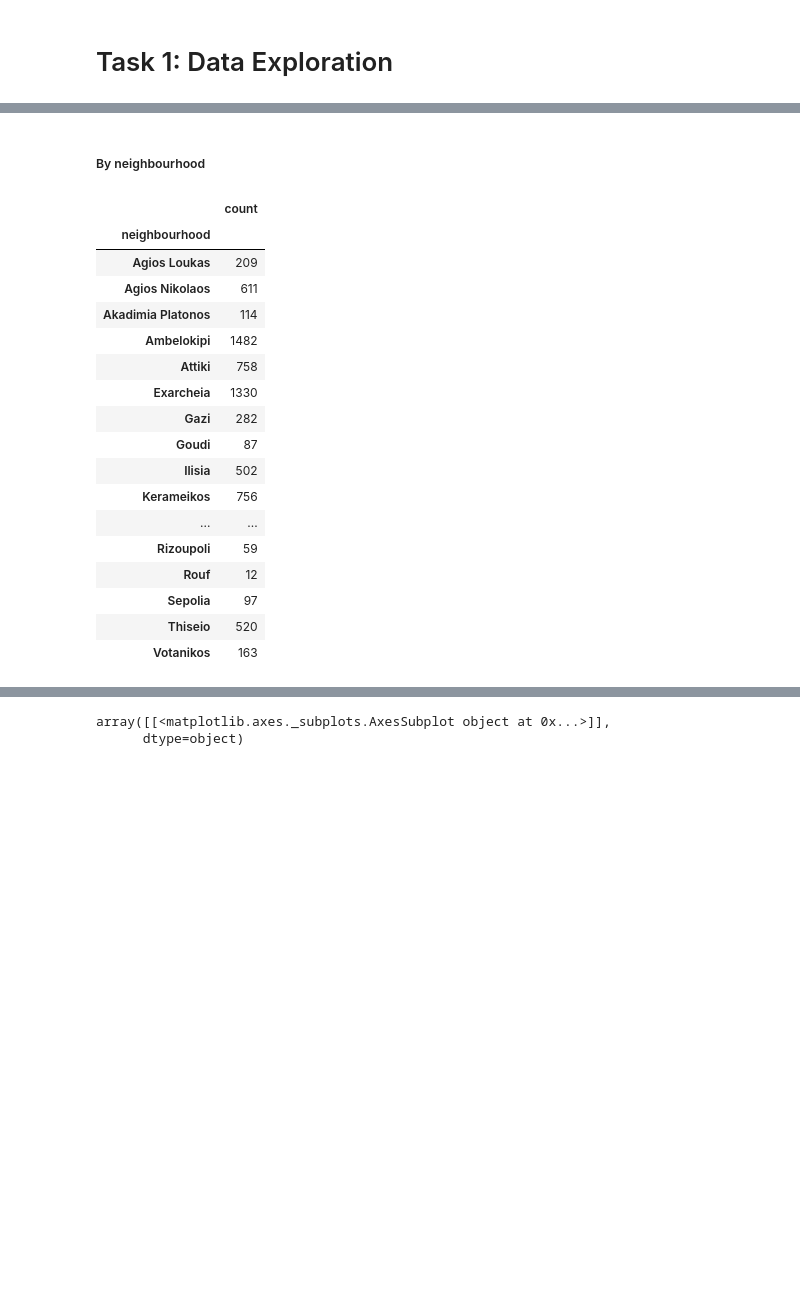
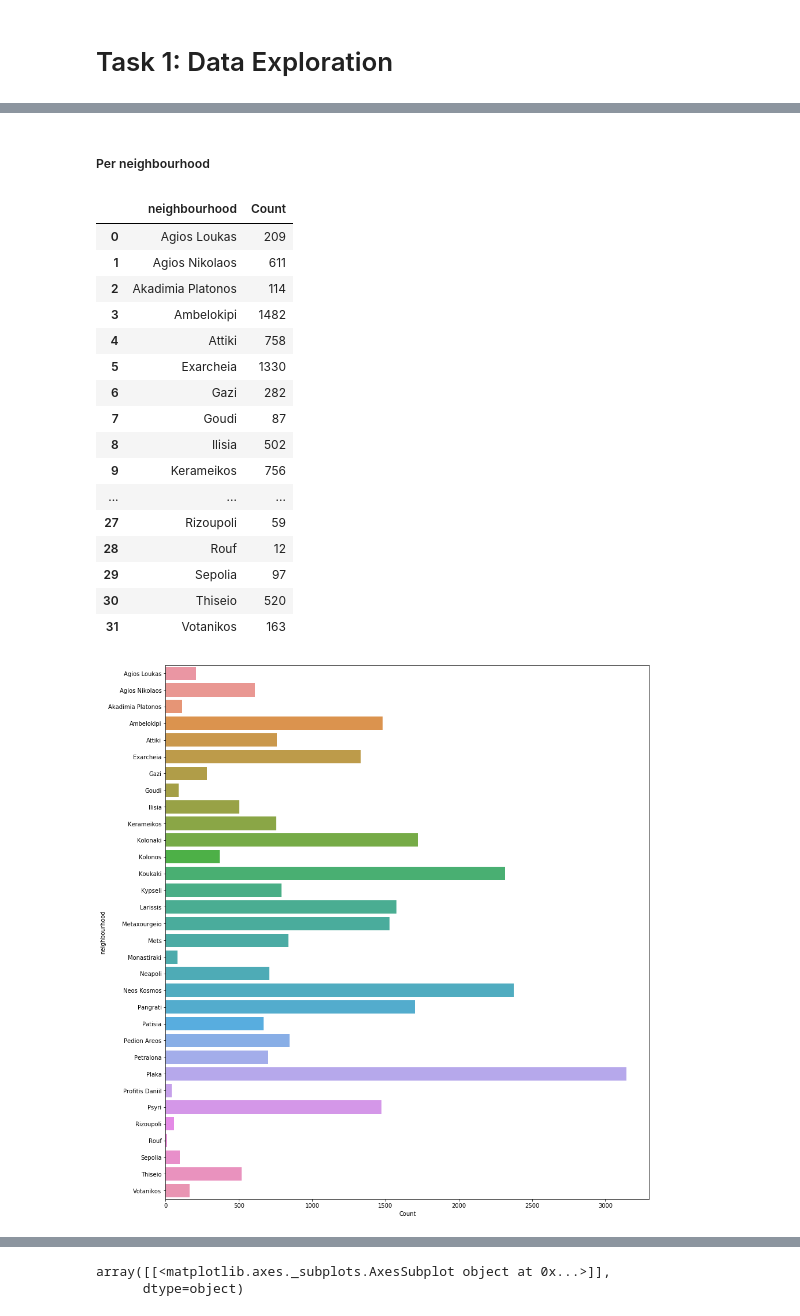
Before and after one commit to jdaridis/Airbnb-Mining, a Jupyter notebook: Python/Q1.ipynb, the cells around one changed output, grey strips where cells are left out. Drawn from its saved outputs; the diff is of its cells as text; code cells hidden in the pictures; blank space fills up the shorter version.

```diff
--- a/Python/Q1.ipynb
+++ b/Python/Q1.ipynb
@@ -89,29 +79,32 @@ q4.head(1).filter(items=[])
 # %% [markdown]
-##### By neighbourhood
+##### Per neighbourhood
 # %%
 q5_neigh = train.groupby(['neighbourhood']).count()
-q5_neigh = q5_neigh.rename(columns={'id': 'count'})
-q5_neigh = q5_neigh.filter(items=['neighbourhood','count'])
+q5_neigh = q5_neigh.rename(columns={'id': 'Count'})
+q5_neigh = q5_neigh.filter(items=['neighbourhood','Count'])
+q5_neigh = q5_neigh.reset_index()
 # q5_neigh['neighbourhood'] = q5_neigh.index
 # sb.swarmplot(y=q5_neigh.columns[0], data = q5_neigh)
+fig = plt.subplots(figsize=(15, 17))
+sb.barplot(y='neighbourhood', x='Count', data=q5_neigh)
 q5_neigh
 # %% [output]
-|  | count |
-| neighbourhood |  |
-| Agios Loukas | 209 |
-| Agios Nikolaos | 611 |
-| Akadimia Platonos | 114 |
-| Ambelokipi | 1482 |
-| Attiki | 758 |
-| Exarcheia | 1330 |
-| Gazi | 282 |
-| Goudi | 87 |
-| Ilisia | 502 |
-| Kerameikos | 756 |
-| ... | ... |
-| Rizoupoli | 59 |
-| Rouf | 12 |
-| Sepolia | 97 |
-| Thiseio | 520 |
-| Votanikos | 163 |
+|  | neighbourhood | Count |
+| 0 | Agios Loukas | 209 |
+| 1 | Agios Nikolaos | 611 |
+| 2 | Akadimia Platonos | 114 |
+| 3 | Ambelokipi | 1482 |
+| 4 | Attiki | 758 |
+| 5 | Exarcheia | 1330 |
+| 6 | Gazi | 282 |
+| 7 | Goudi | 87 |
+| 8 | Ilisia | 502 |
+| 9 | Kerameikos | 756 |
+| ... | ... | ... |
+| 27 | Rizoupoli | 59 |
+| 28 | Rouf | 12 |
+| 29 | Sepolia | 97 |
+| 30 | Thiseio | 520 |
+| 31 | Votanikos | 163 |
+[figure, added]
 # %% [markdown]
```
Also changed, not shown: parts of 19 cells of this notebook.
